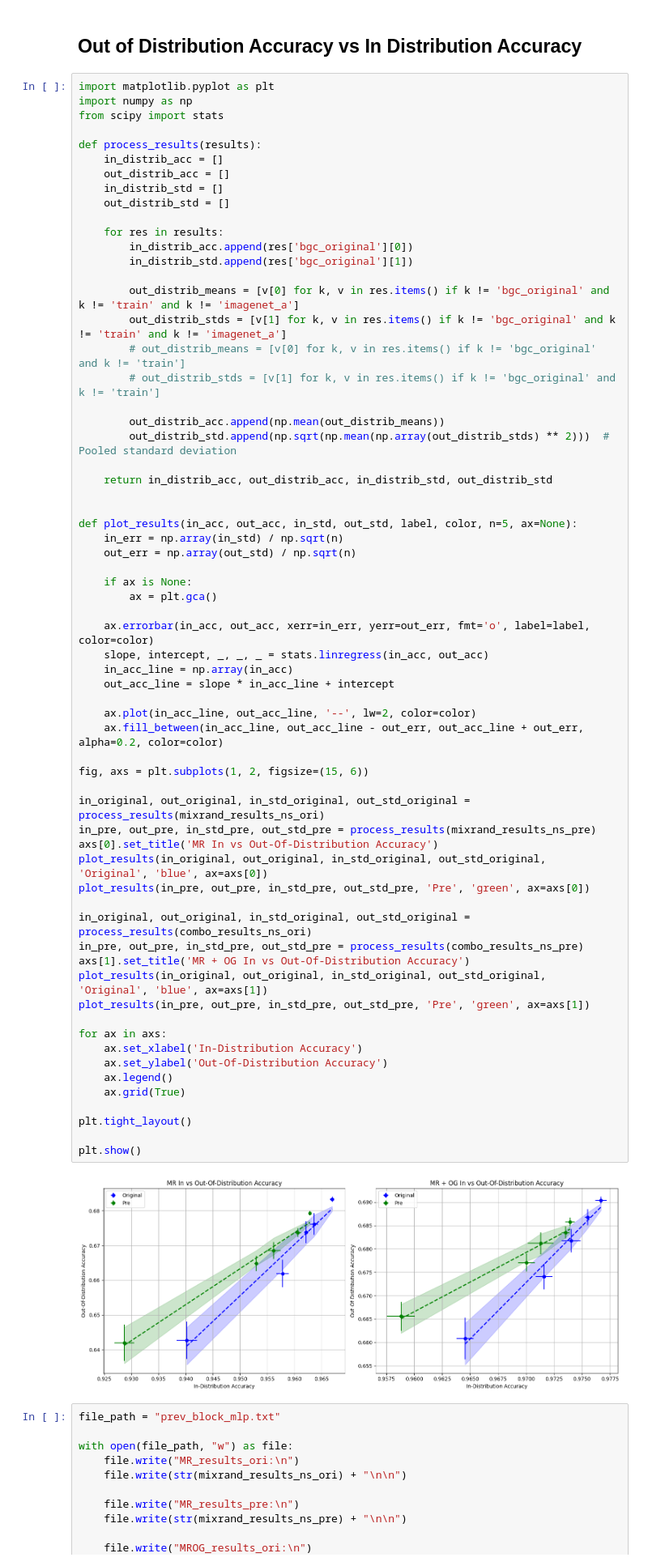
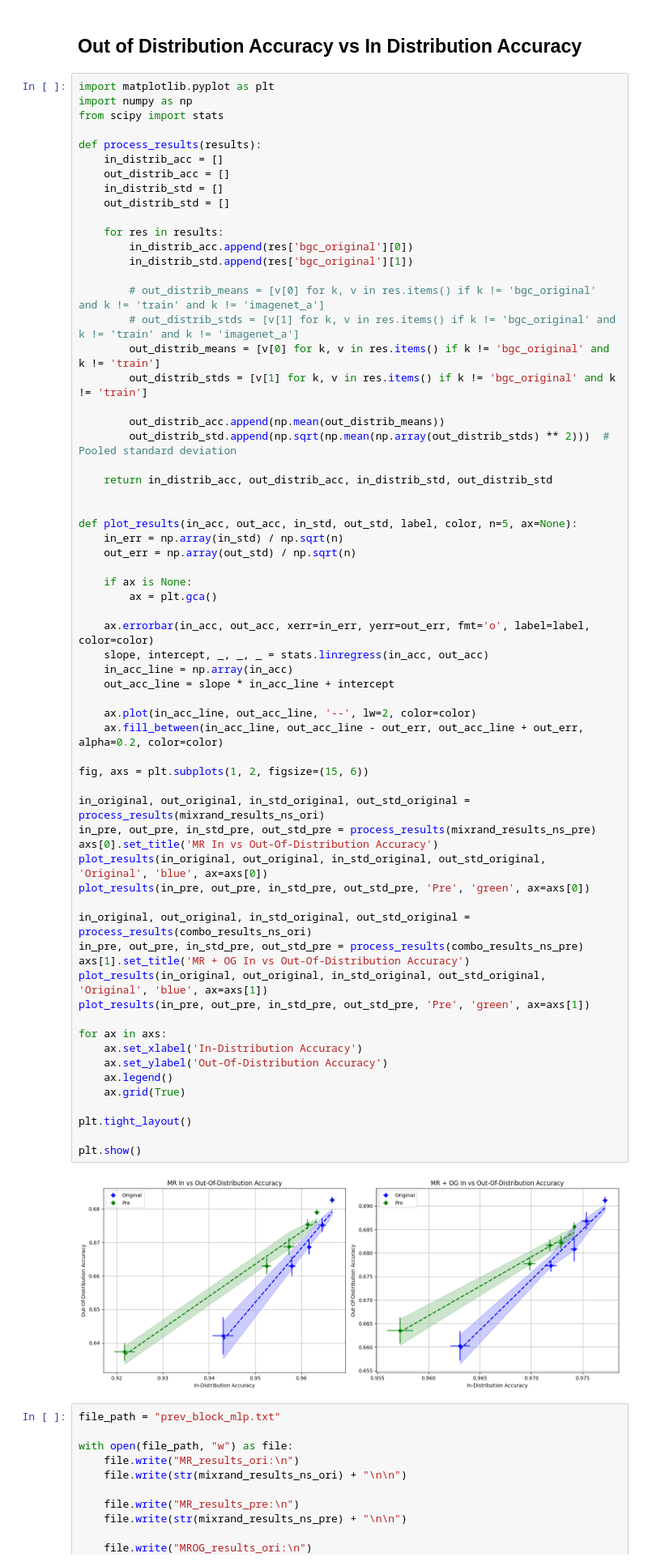
Before and after one commit to jiayini1119/projection-head-experiments, a Jupyter notebook: bg_challenge/block_mlp_imagenet9_bg_dfr.ipynb, the cells around one changed output. Shown at 81% size. Drawn from its saved outputs; the diff is of its cells as text.

```diff
--- a/bg_challenge/block_mlp_imagenet9_bg_dfr.ipynb
+++ b/bg_challenge/block_mlp_imagenet9_bg_dfr.ipynb
@@ -371,10 +371,10 @@ def process_results(results):
         in_distrib_acc.append(res['bgc_original'][0])
         in_distrib_std.append(res['bgc_original'][1])
 
-        out_distrib_means = [v[0] for k, v in res.items() if k != 'bgc_original' and k != 'train' and k != 'imagenet_a']
-        out_distrib_stds = [v[1] for k, v in res.items() if k != 'bgc_original' and k != 'train' and k != 'imagenet_a']
-        # out_distrib_means = [v[0] for k, v in res.items() if k != 'bgc_original' and k != 'train']
-        # out_distrib_stds = [v[1] for k, v in res.items() if k != 'bgc_original' and k != 'train']
+        # out_distrib_means = [v[0] for k, v in res.items() if k != 'bgc_original' and k != 'train' and k != 'imagenet_a']
+        # out_distrib_stds = [v[1] for k, v in res.items() if k != 'bgc_original' and k != 'train' and k != 'imagenet_a']
+        out_distrib_means = [v[0] for k, v in res.items() if k != 'bgc_original' and k != 'train']
+        out_distrib_stds = [v[1] for k, v in res.items() if k != 'bgc_original' and k != 'train']
 
         out_distrib_acc.append(np.mean(out_distrib_means))
         out_distrib_std.append(np.sqrt(np.mean(np.array(out_distrib_stds) ** 2)))  # Pooled standard deviation
@@ -394,34 +394,34 @@ def plot_results(in_acc, out_acc, in_std, out_std, label, color, n=5, ax=None):
     in_acc_line = np.array(in_acc)
     out_acc_line = slope * in_acc_line + intercept
 
     ax.plot(in_acc_line, out_acc_line, '--', lw=2, color=color)
     ax.fill_between(in_acc_line, out_acc_line - out_err, out_acc_line + out_err, alpha=0.2, color=color)
 
 fig, axs = plt.subplots(1, 2, figsize=(15, 6))
 
 in_original, out_original, in_std_original, out_std_original = process_results(mixrand_results_ns_ori)
 in_pre, out_pre, in_std_pre, out_std_pre = process_results(mixrand_results_ns_pre)
 axs[0].set_title('MR In vs Out-Of-Distribution Accuracy')
 plot_results(in_original, out_original, in_std_original, out_std_original, 'Original', 'blue', ax=axs[0])
 plot_results(in_pre, out_pre, in_std_pre, out_std_pre, 'Pre', 'green', ax=axs[0])
 
 in_original, out_original, in_std_original, out_std_original = process_results(combo_results_ns_ori)
 in_pre, out_pre, in_std_pre, out_std_pre = process_results(combo_results_ns_pre)
 axs[1].set_title('MR + OG In vs Out-Of-Distribution Accuracy')
 plot_results(in_original, out_original, in_std_original, out_std_original, 'Original', 'blue', ax=axs[1])
 plot_results(in_pre, out_pre, in_std_pre, out_std_pre, 'Pre', 'green', ax=axs[1])
 
 for ax in axs:
     ax.set_xlabel('In-Distribution Accuracy')
     ax.set_ylabel('Out-Of-Distribution Accuracy')
     ax.legend()
     ax.grid(True)
 
 plt.tight_layout()
 
 plt.show()
 # %% [output]
-[figure, old version]
+[figure, new version]
 # %%
 file_path = "prev_block_mlp.txt"
 
```
Also changed, not shown: parts of 6 cells of this notebook, 6 other files.
